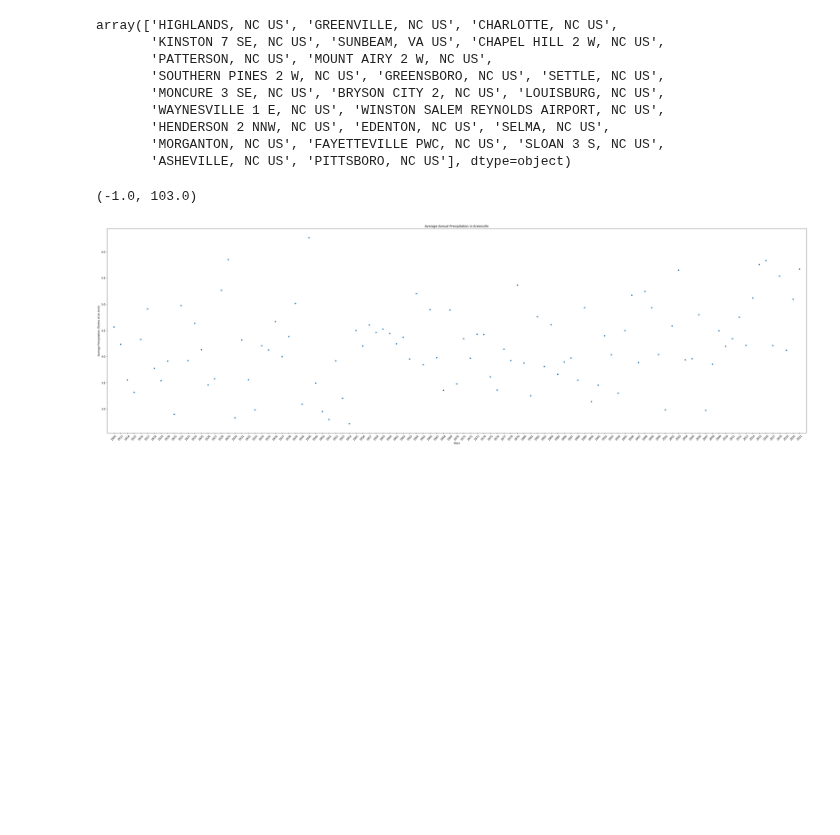
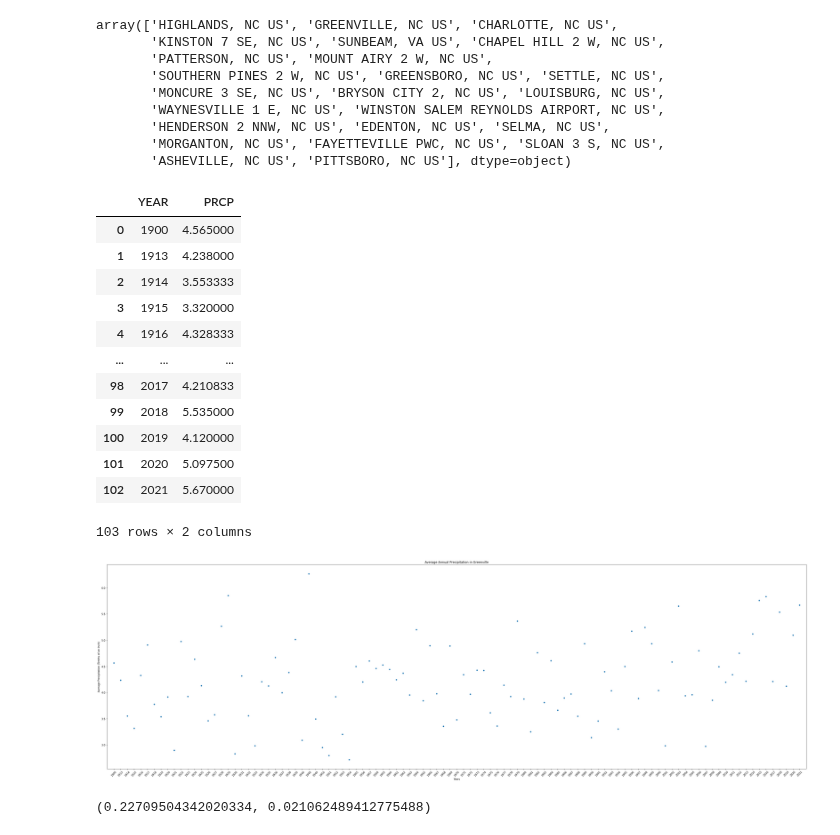
Before and after one commit to 1der4k/Data_Analysis_Project_1, a Jupyter notebook: NC_Precipitation.ipynb, the cells around one changed output. Drawn from its saved outputs; the diff is of its cells as text; code cells hidden in the pictures; blank space fills up the shorter version.

Commit message:
calculated correlation coefficient for Greenville scatter plot

```diff
--- a/NC_Precipitation.ipynb
+++ b/NC_Precipitation.ipynb
@@ -257,15 +257,31 @@ raw_prec_by_loc_df = raw_prec_df.set_index("NAME")
 # %%
 # Greenville data
 
 greenville_prec_df = raw_prec_by_loc_df.loc["GREENVILLE, NC US", :]
 
 greenville_groupby_year = greenville_prec_df.groupby("YEAR")
 
 greenville_avg_prec = greenville_groupby_year["PRCP"].mean()
 
 greenville_avg_prec_df = pd.DataFrame(greenville_avg_prec)
 
 greenville_avg_prec_df = greenville_avg_prec_df.reset_index()
+
+greenville_avg_prec_df
+# %% [output]
+|  | YEAR | PRCP |
+| 0 | 1900 | 4.565000 |
+| 1 | 1913 | 4.238000 |
+| 2 | 1914 | 3.553333 |
+| 3 | 1915 | 3.320000 |
+| 4 | 1916 | 4.328333 |
+| ... | ... | ... |
+| 98 | 2017 | 4.210833 |
+| 99 | 2018 | 5.535000 |
+| 100 | 2019 | 4.120000 |
+| 101 | 2020 | 5.097500 |
+| 102 | 2021 | 5.670000 |
+103 rows × 2 columns
 # %%
 # Greenville plot
 
@@ -280,6 +296,16 @@ plt.xlabel('Years')
 plt.ylabel("Average Precipitation (Tenths of an Inch)")
 
 plt.xlim(-1, 103)
+
+gville_years = greenville_avg_prec_df["YEAR"]
+gville_years = gville_years.astype(float)
+
+gville_avg_prec = greenville_avg_prec_df["PRCP"]
+
+gville_correlation = sts.pearsonr(gville_years,gville_avg_prec)
 # %% [output]
-(-1.0, 103.0)
 [figure]
+# %%
+gville_correlation
+# %% [output]
+(0.22709504342020334, 0.021062489412775488)
```
